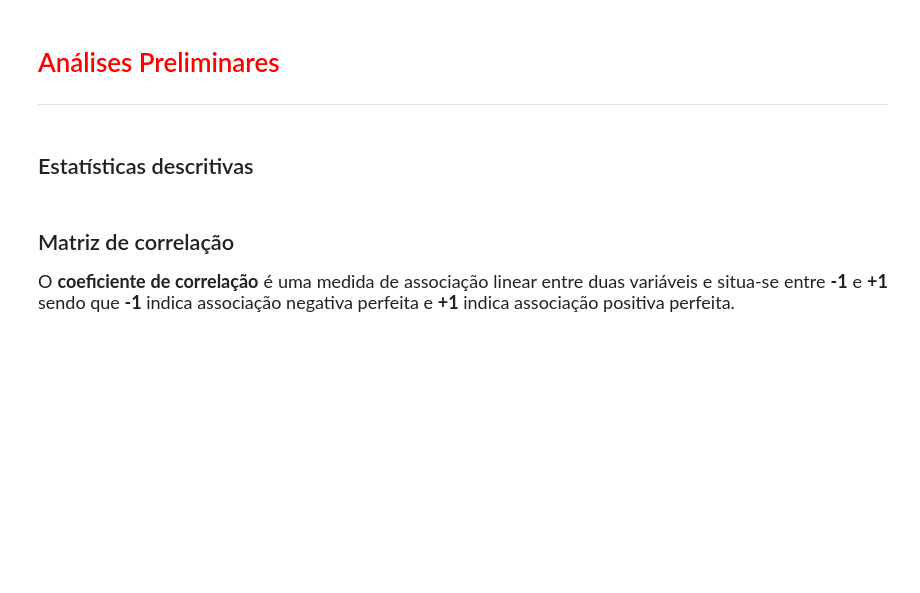
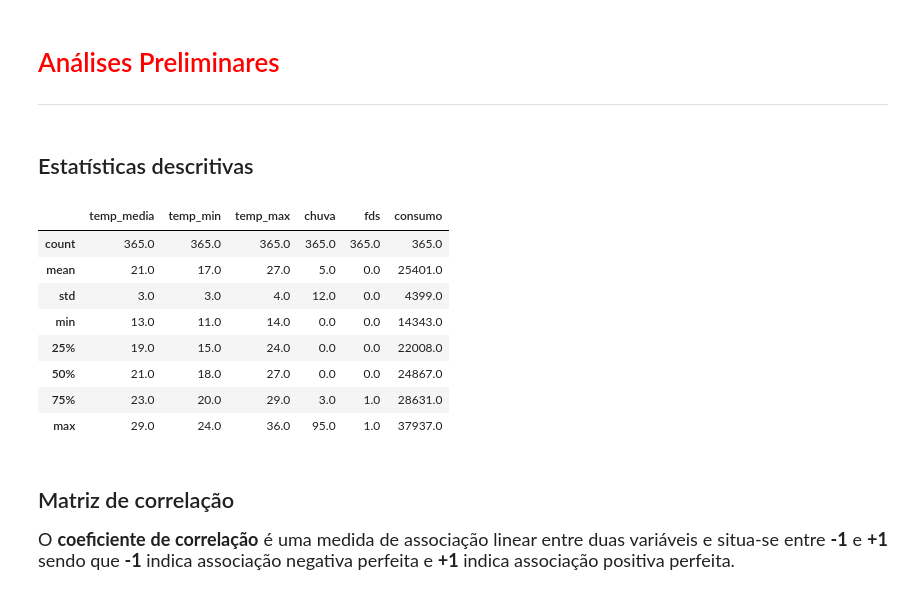
Before and after one commit to leandrorodor/ALR-Linear_Regression, a Jupyter notebook: cerveja.ipynb, the cells around one changed output. Cells and saved outputs as stored; diff of their text form; code cells hidden in the pictures; blank space fills up the shorter version.

```diff
--- a/cerveja.ipynb
+++ b/cerveja.ipynb
@@ -51,6 +80,18 @@ https://docs.python.org/3/library/warnings.html
 <hr style='border: 2px solid red;'>
 # %% [markdown]
 ## Estatísticas descritivas
+# %%
+dados.describe().round()
+# %% [output]
+|  | temp_media | temp_min | temp_max | chuva | fds | consumo |
+| count | 365.0 | 365.0 | 365.0 | 365.0 | 365.0 | 365.0 |
+| mean | 21.0 | 17.0 | 27.0 | 5.0 | 0.0 | 25401.0 |
+| std | 3.0 | 3.0 | 4.0 | 12.0 | 0.0 | 4399.0 |
+| min | 13.0 | 11.0 | 14.0 | 0.0 | 0.0 | 14343.0 |
+| 25% | 19.0 | 15.0 | 24.0 | 0.0 | 0.0 | 22008.0 |
+| 50% | 21.0 | 18.0 | 27.0 | 0.0 | 0.0 | 24867.0 |
+| 75% | 23.0 | 20.0 | 29.0 | 3.0 | 1.0 | 28631.0 |
+| max | 29.0 | 24.0 | 36.0 | 95.0 | 1.0 | 37937.0 |
 # %% [markdown]
 ## Matriz de correlação
 
```
Also changed, not shown: parts of 8 cells of this notebook.
